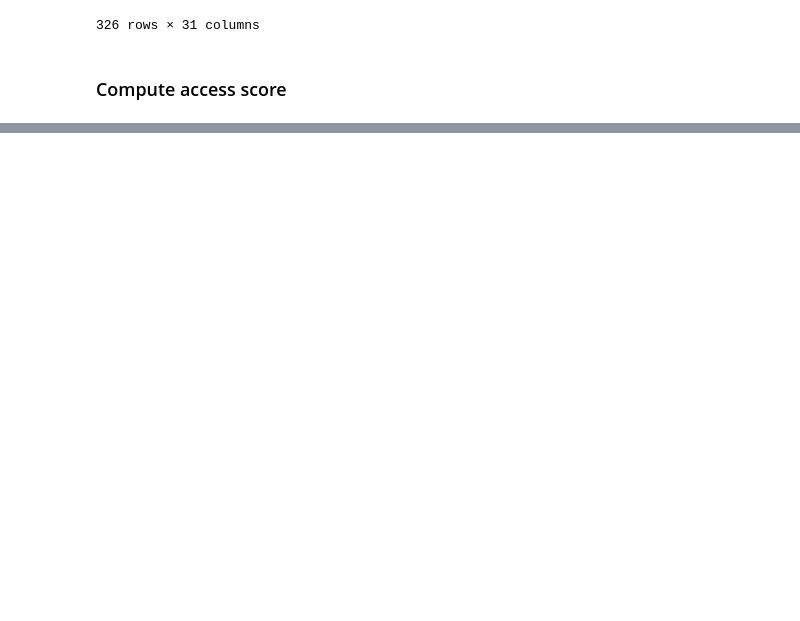
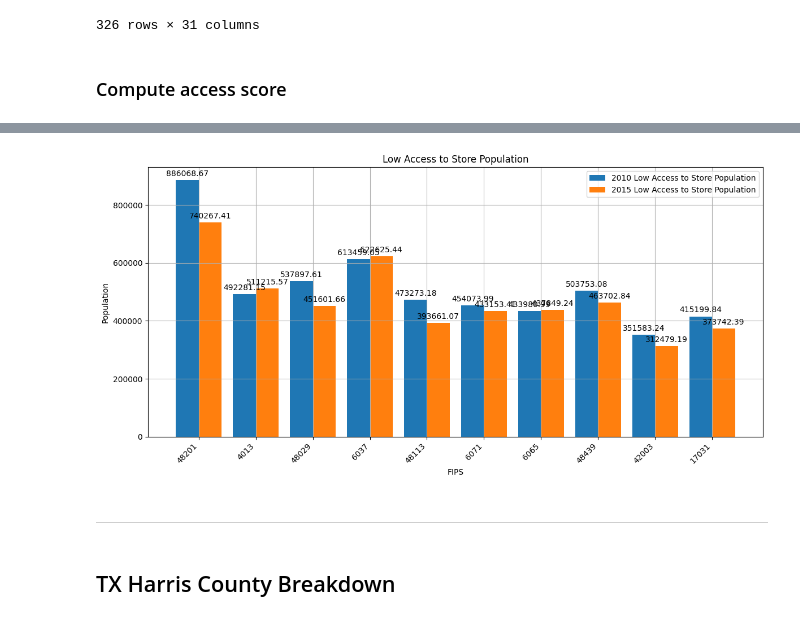
Before and after one commit to wylliamunlimited/food-access-analysis, a Jupyter notebook: data-analysis.ipynb, the cells around one changed output, grey strips where cells are left out. Saved outputs shown, nothing was run; the diff lists cells and outputs as text; code cells hidden in the pictures; blank space fills up the shorter version.

```diff
--- a/data-analysis.ipynb
+++ b/data-analysis.ipynb
@@ -535,0 +666,39 @@ norm_access.sort_values(by="AccessScore", ascending=False)
+# %%
+## Plot population of those counties
+
+access["FIPS"] = access["FIPS"].astype(str)
+target_counties = [str(fips) for fips in target_counties]
+pop_data = access[access["FIPS"].isin(target_counties)].copy()
+pop_data = pop_data.set_index("FIPS").loc[target_counties].reset_index()
+
+fips = pop_data["FIPS"]
+pop_15 = pop_data["LACCESS_POP15"]
+pop_10 = pop_data["LACCESS_POP10"]
+
+x = np.arange(len(target_counties))
+width = 0.4
+
+fig, ax = plt.subplots(figsize=(12, 6))
+bars1 = ax.bar(x - width/2, pop_10, width, label='2010 Low Access to Store Population')
+bars2 = ax.bar(x + width/2, pop_15, width, label='2015 Low Access to Store Population')
+
+ax.set_ylabel('Population')
+ax.set_title('Low Access to Store Population')
+ax.set_xticks(x)
+ax.set_xlabel("FIPS")
+ax.set_xticklabels(fips, rotation=45, ha='right')
+ax.legend()
+
+for bars in [bars1, bars2]:
+    ax.bar_label(bars, fmt='%.2f', padding=3)
+
+ax.grid(True)
+
+plt.tight_layout()
+plt.show()
+# %% [output]
+[figure, added]
+# %% [markdown]
+---
+# %% [markdown]
+## TX Harris County Breakdown
```
Also changed, not shown: parts of 38 cells of this notebook, 1 other file.
